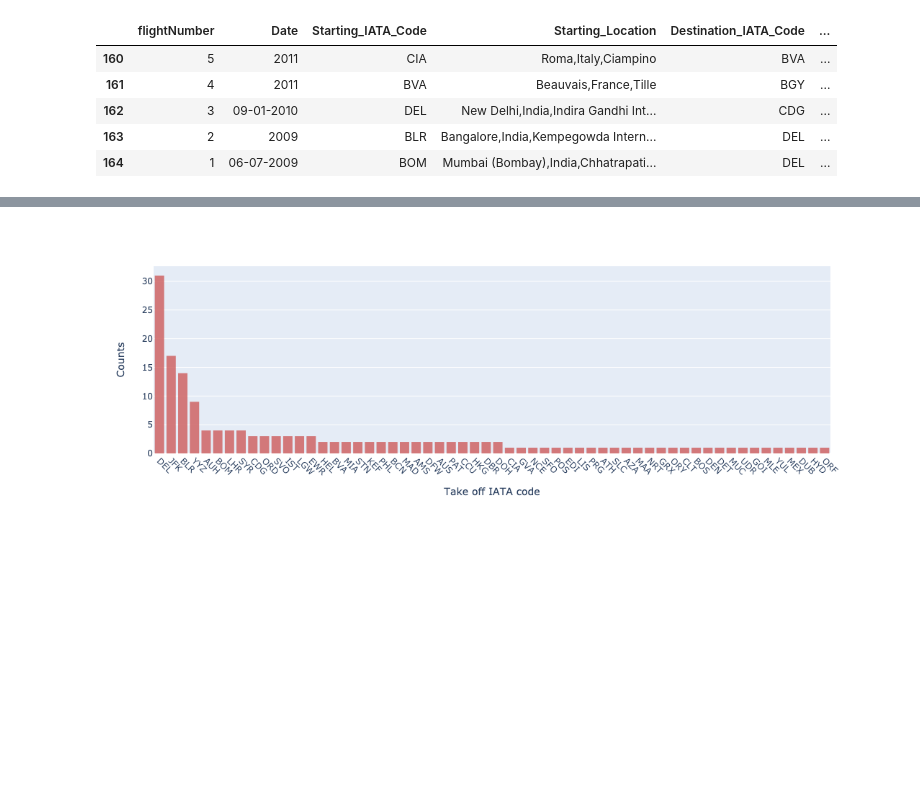
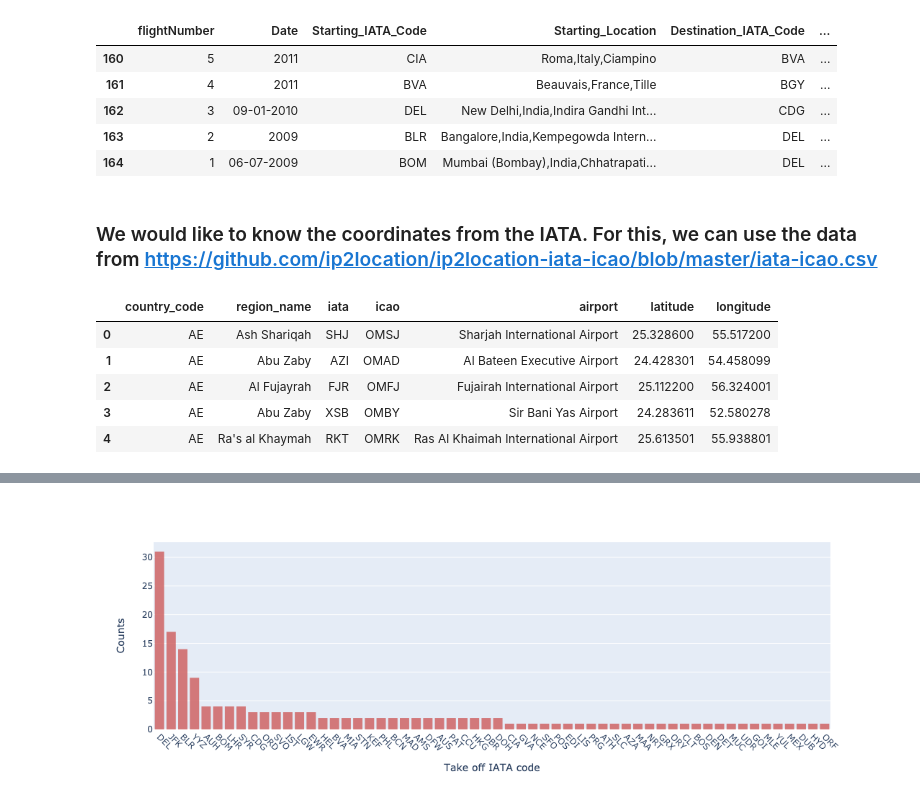
Before and after one commit to rgjha/data_science_basics, a Jupyter notebook: my_flight_data/flightstaken.ipynb, the cells around one changed output, grey strips where cells are left out. Cells and saved outputs as stored; diff of their text form; code cells hidden in the pictures; blank space fills up the shorter version.

```diff
--- a/my_flight_data/flightstaken.ipynb
+++ b/my_flight_data/flightstaken.ipynb
@@ -15,3 +17,15 @@ df.tail(5)
 | 162 | 3 | 09-01-2010 | DEL | New Delhi,India,Indira Gandhi Int... | CDG | ... |
 | 163 | 2 | 2009 | BLR | Bangalore,India,Kempegowda Intern... | DEL | ... |
 | 164 | 1 | 06-07-2009 | BOM | Mumbai (Bombay),India,Chhatrapati... | DEL | ... |
+# %% [markdown]
+### We would like to know the coordinates from the IATA. For this, we can use the data from https://github.com/ip2location/ip2location-iata-icao/blob/master/iata-icao.csv
+# %%
+df1 = pd.read_csv('iata_icao.csv')
+df1.head(5)
+# %% [output]
+|  | country_code | region_name | iata | icao | airport | latitude | longitude |
+| 0 | AE | Ash Shariqah | SHJ | OMSJ | Sharjah International Airport | 25.328600 | 55.517200 |
+| 1 | AE | Abu Zaby | AZI | OMAD | Al Bateen Executive Airport | 24.428301 | 54.458099 |
+| 2 | AE | Al Fujayrah | FJR | OMFJ | Fujairah International Airport | 25.112200 | 56.324001 |
+| 3 | AE | Abu Zaby | XSB | OMBY | Sir Bani Yas Airport | 24.283611 | 52.580278 |
+| 4 | AE | Ra's al Khaymah | RKT | OMRK | Ras Al Khaimah International Airport | 25.613501 | 55.938801 |
```
Also changed, not shown: parts of 17 cells of this notebook, 7 other files.
